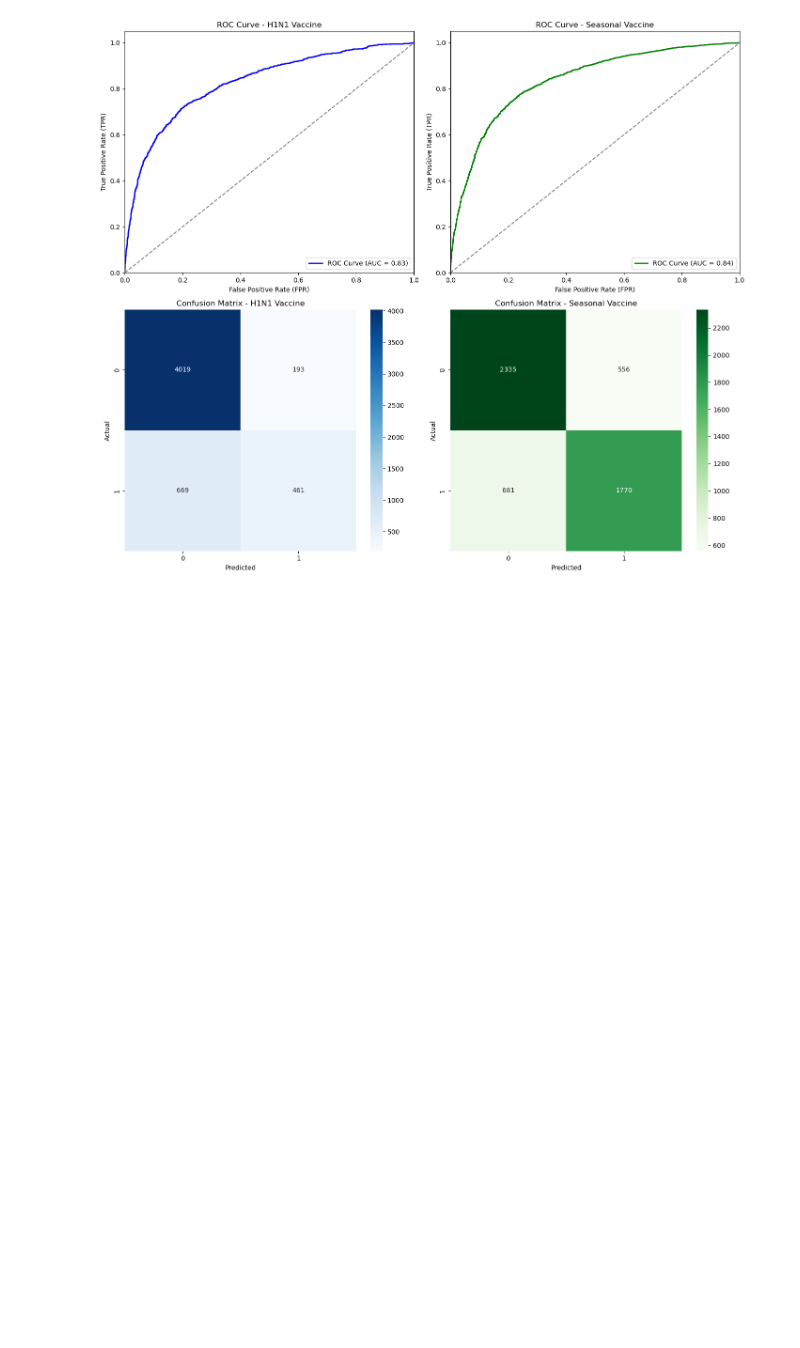
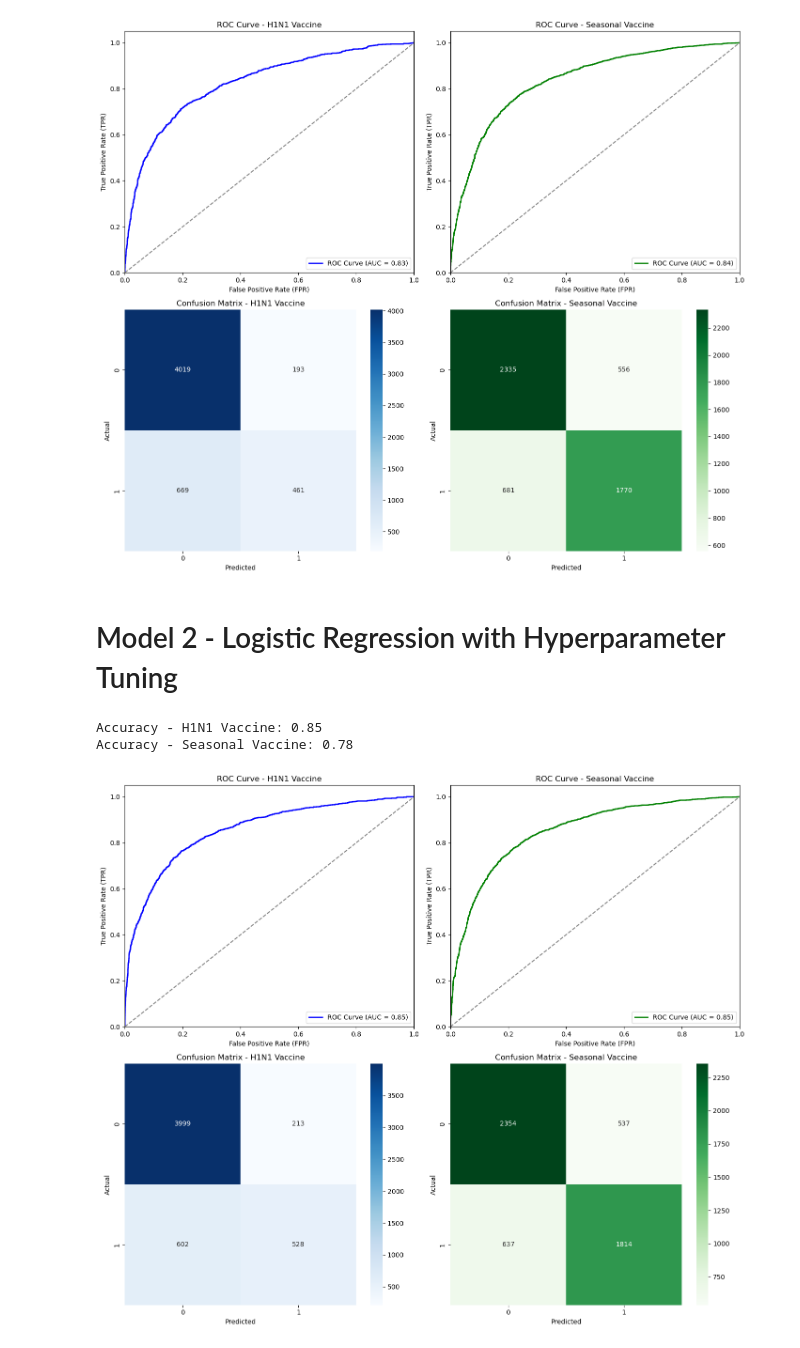
Before and after one commit to Gfatouras/H1N1_and_Seasonal_Flu, a Jupyter notebook: Phase3_Master.ipynb, the cells around one changed output. Saved outputs shown, nothing was run; the diff lists cells and outputs as text; code cells hidden in the pictures; blank space fills up the shorter version.

Commit message:
Added hyperparameter tuning

```diff
--- a/Phase3_Master.ipynb
+++ b/Phase3_Master.ipynb
@@ -880,5 +1000,5 @@ X_train_p
 # %%
-def output(y_test, y_pred, y_pred_proba):
+def summary(y_test, y_pred, y_pred_proba):
 
     # Compute ROC curve and AUC for h1n1_vaccine
     fpr_h1n1, tpr_h1n1, thresholds_h1n1 = roc_curve(y_test['h1n1_vaccine'], y_pred_proba[0][:, 1])
@@ -938,27 +1060,52 @@ def output(y_test, y_pred, y_pred_proba):
 # %%
 # Sample data
 features_numerical_df = features_df.select_dtypes(include=['number'])
-X_train, X_test, y_train, y_test = train_test_split(features_numerical_df, labels_df, test_size=0.2, random_state=42)
+X_baseline_train, X_baseline_test, y_baseline_train, y_baseline_test = train_test_split(features_numerical_df, labels_df, test_size=0.2, random_state=42)
 
 # Apply SimpleImputer to handle missing values
 imputer = SimpleImputer(strategy='median')
-X_train_imputed = imputer.fit_transform(X_train)
-X_test_imputed = imputer.transform(X_test)
+X_baseline_train_imputed = imputer.fit_transform(X_baseline_train)
+X_baseline_test_imputed = imputer.transform(X_baseline_test)
 
 scaler = StandardScaler()
-X_train_scaled = scaler.fit_transform(X_train_imputed)
-X_test_scaled = scaler.transform(X_test_imputed)
+X_baseline_train_scaled = scaler.fit_transform(X_baseline_train_imputed)
+X_baseline_test_scaled = scaler.transform(X_baseline_test_imputed)
 
 logreg = LogisticRegression(random_state=42)
 multi_target_model = MultiOutputClassifier(logreg, n_jobs=-1)
-multi_target_model.fit(X_train_scaled, y_train)
+multi_target_model.fit(X_baseline_train_scaled, y_baseline_train)
 
-y_pred = multi_target_model.predict(X_test_scaled)
-y_pred_proba = [model.predict_proba(X_test_scaled) for model in multi_target_model.estimators_]
+y_baseline_pred = multi_target_model.predict(X_baseline_test_scaled)
+y_baseline_pred_proba = [model.predict_proba(X_baseline_test_scaled) for model in multi_target_model.estimators_]
 
 # Output results
-output(y_test, y_pred, y_pred_proba)
+summary(y_baseline_test, y_baseline_pred, y_baseline_pred_proba)
 # %% [output]
 Accuracy - H1N1 Vaccine: 0.84
 Accuracy - Seasonal Vaccine: 0.77
 [figure]
+# %% [markdown]
+# Model 2 - Logistic Regression with Hyperparameter Tuning
+# %%
+X_train_log, X_test_log = preprocess_train_test(X_train, X_test)
+y_train_log = y_train.copy()
+y_test_log = y_test.copy()
+
+logreg = LogisticRegression(random_state=42)
+
+# Create MultiOutputClassifier
+multi_target_model = MultiOutputClassifier(logreg, n_jobs=-1)
+
+# Fit the model for both h1n1_vaccine and seasonal_vaccine
+multi_target_model.fit(X_train_log, y_train_log)
+
+# Make predictions for both targets
+y_pred = multi_target_model.predict(X_test_log)
+y_pred_proba = multi_target_model.predict_proba(X_test_log)
+
+# Output results using the defined function
+summary(y_test_log, y_pred, y_pred_proba)
+# %% [output]
+Accuracy - H1N1 Vaccine: 0.85
+Accuracy - Seasonal Vaccine: 0.78
+[figure, added]
```
Also changed, not shown: parts of 39 cells of this notebook.
